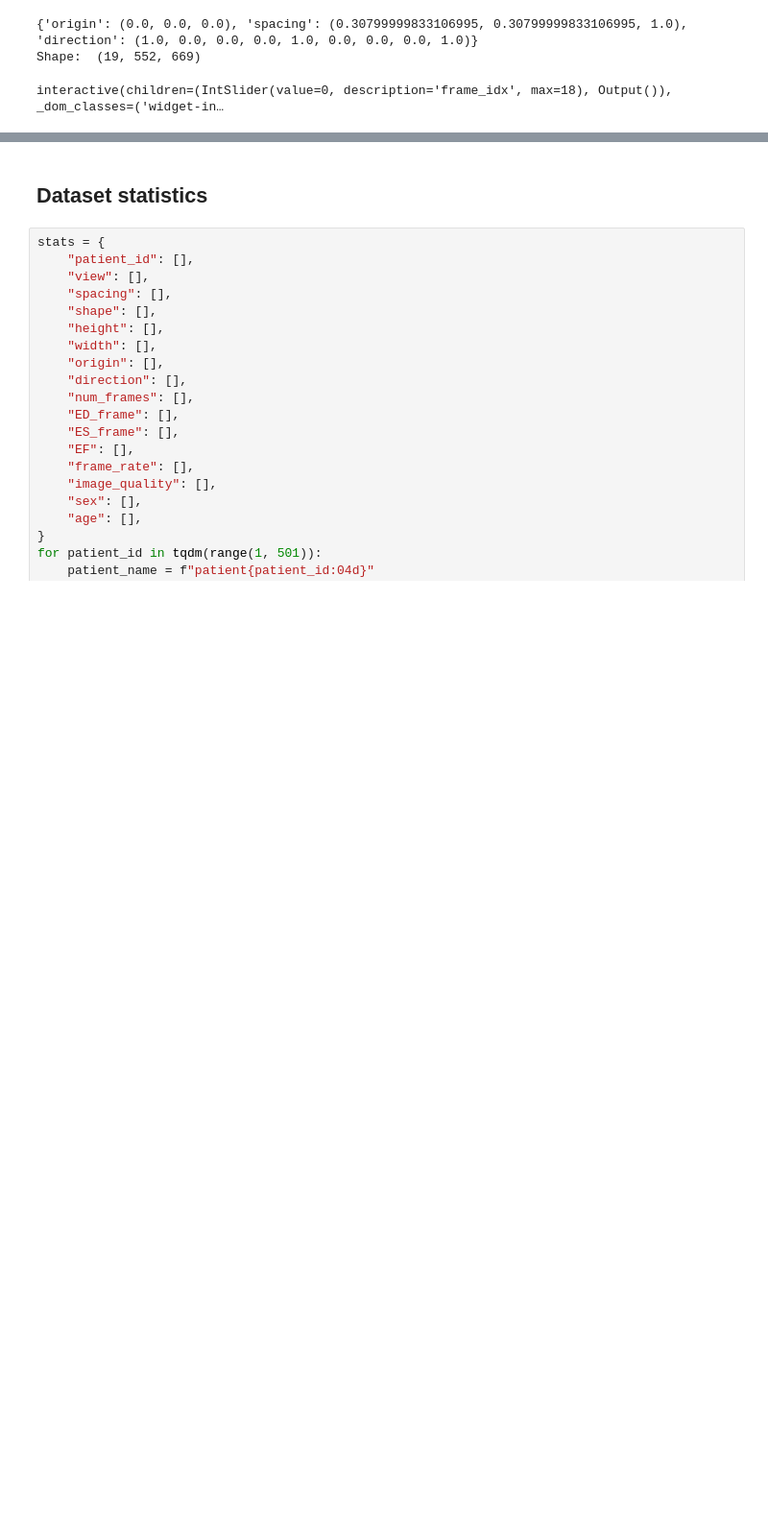
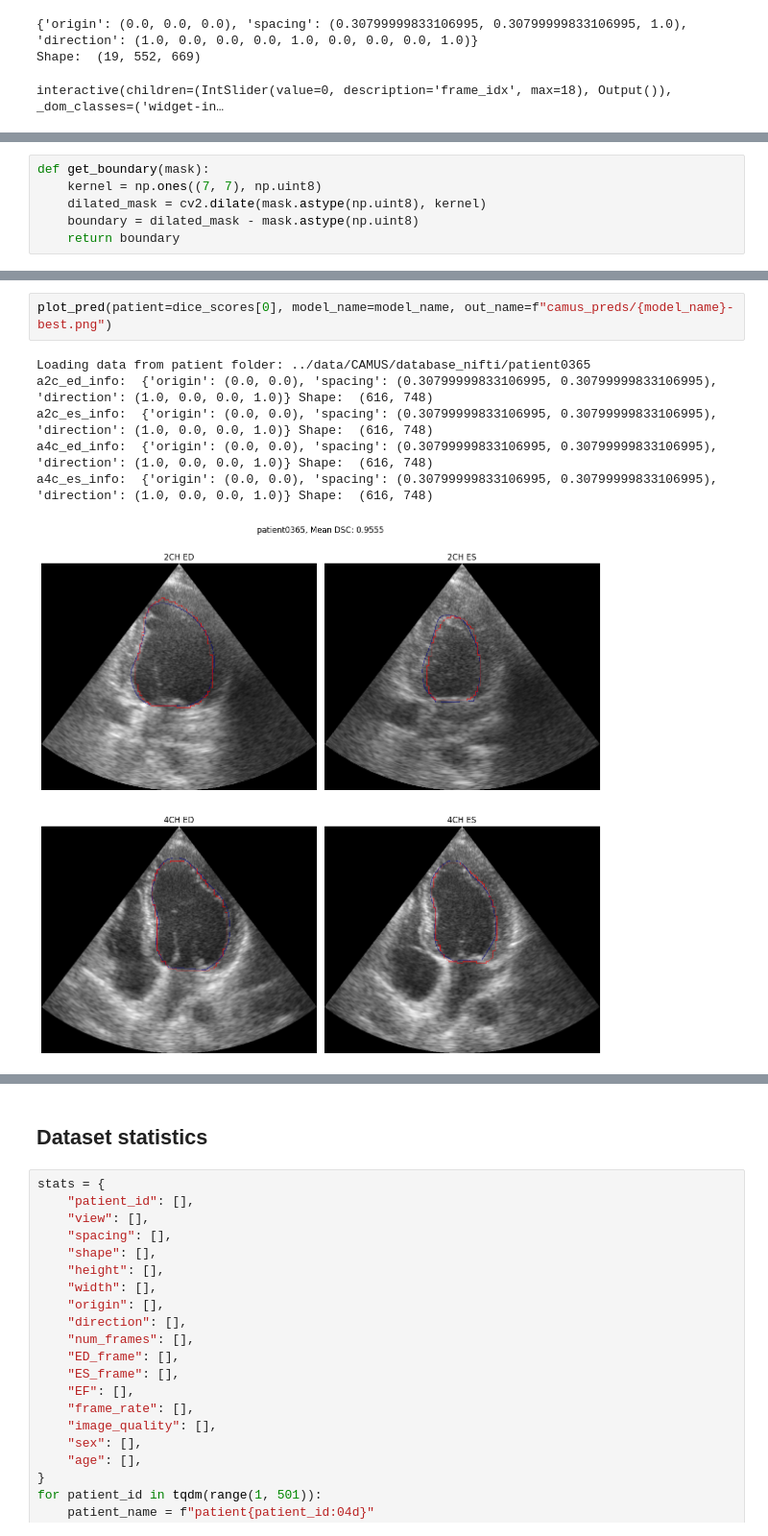
Before and after one commit to eriksalv/mamba-mic, a Jupyter notebook: notebooks/camus-eda.ipynb, the cells around one changed output, grey strips where cells are left out. Shown at 96% size. Drawn from its saved outputs; the diff is of its cells as text; blank space fills up the shorter version.

```diff
--- a/notebooks/camus-eda.ipynb
+++ b/notebooks/camus-eda.ipynb
@@ -187,0 +178,6 @@ interactive(children=(IntSlider(value=0, description='frame_idx', max=18), Outpu
+# %%
+def get_boundary(mask):
+    kernel = np.ones((7, 7), np.uint8)
+    dilated_mask = cv2.dilate(mask.astype(np.uint8), kernel)
+    boundary = dilated_mask - mask.astype(np.uint8)
+    return boundary
@@ -187,0 +314,9 @@ interactive(children=(IntSlider(value=0, description='frame_idx', max=18), Outpu
+# %%
+plot_pred(patient=dice_scores[0], model_name=model_name, out_name=f"camus_preds/{model_name}-best.png")
+# %% [output]
+Loading data from patient folder: ../data/CAMUS/database_nifti/patient0365
+a2c_ed_info:  {'origin': (0.0, 0.0), 'spacing': (0.30799999833106995, 0.30799999833106995), 'direction': (1.0, 0.0, 0.0, 1.0)} Shape:  (616, 748)
+a2c_es_info:  {'origin': (0.0, 0.0), 'spacing': (0.30799999833106995, 0.30799999833106995), 'direction': (1.0, 0.0, 0.0, 1.0)} Shape:  (616, 748)
+a4c_ed_info:  {'origin': (0.0, 0.0), 'spacing': (0.30799999833106995, 0.30799999833106995), 'direction': (1.0, 0.0, 0.0, 1.0)} Shape:  (616, 748)
+a4c_es_info:  {'origin': (0.0, 0.0), 'spacing': (0.30799999833106995, 0.30799999833106995), 'direction': (1.0, 0.0, 0.0, 1.0)} Shape:  (616, 748)
+[figure, added]
```
Also changed, not shown: parts of 11 cells of this notebook, 40 other files.
